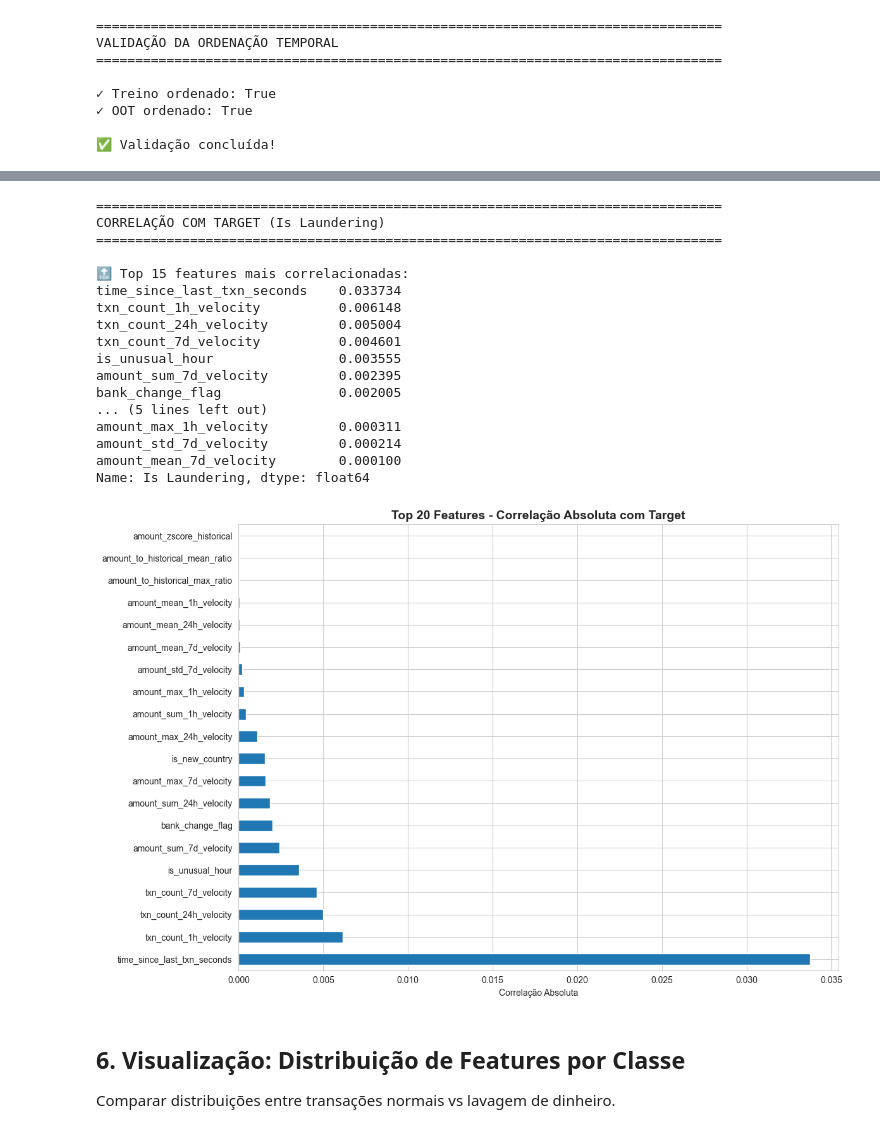
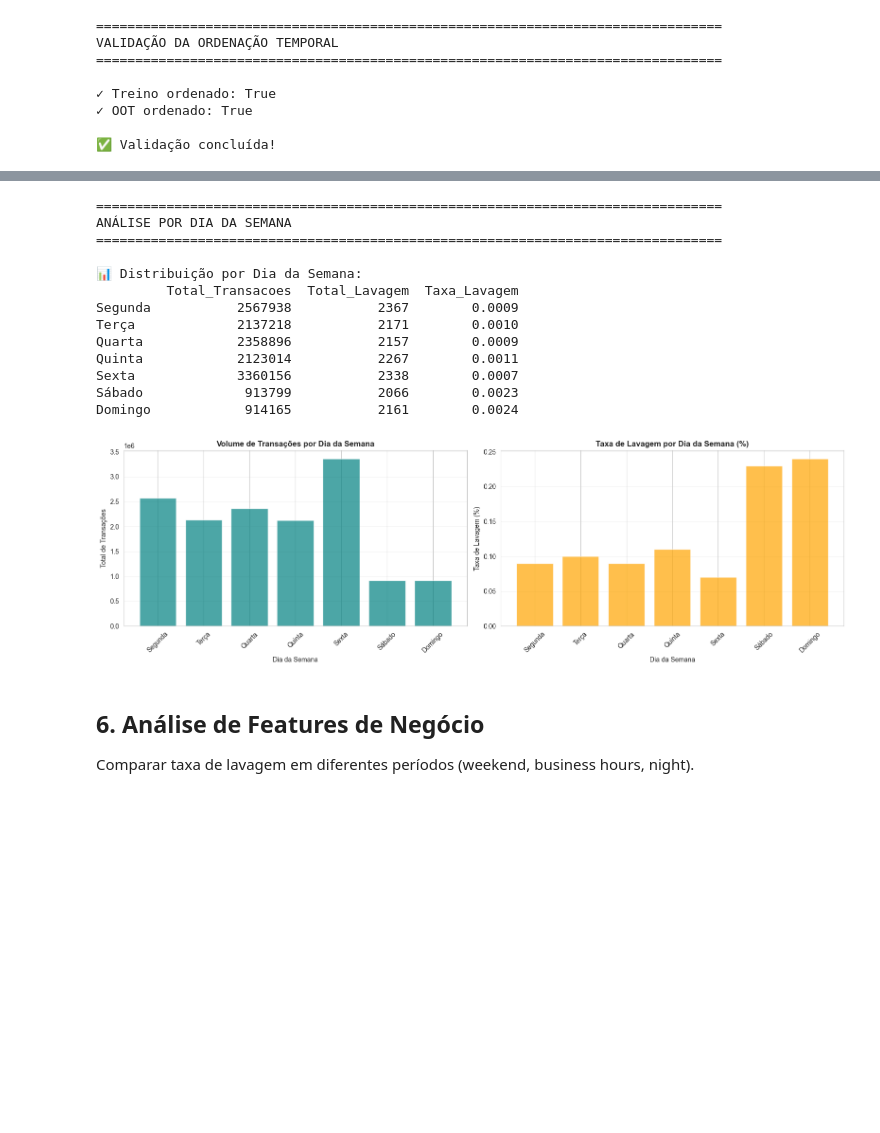
Before and after one commit to uniesecruz/anti_money_laundering, a Jupyter notebook: money_laundering/notebooks/05_feature_engineering.ipynb, the cells around one changed output, grey strips where cells are left out. Cells and saved outputs as stored; diff of their text form; code cells hidden in the pictures; blank space fills up the shorter version.

```diff
--- a/money_laundering/notebooks/05_feature_engineering.ipynb
+++ b/money_laundering/notebooks/05_feature_engineering.ipynb
@@ -308,46 +394,61 @@ amount_std_7d_velocity    1.166610e+12
 # %%
-# Correlação com target
+# Análise por dia da semana
 print("="*80)
-print("CORRELAÇÃO COM TARGET (Is Laundering)")
+print("ANÁLISE POR DIA DA SEMANA")
 print("="*80)
 
-all_new_features = velocity_features + ratio_features + behavioral_features
+day_names = ['Segunda', 'Terça', 'Quarta', 'Quinta', 'Sexta', 'Sábado', 'Domingo']
 
-if all_new_features:
-    correlations = df_treino_fe[all_new_features + ['Is Laundering']].corr()['Is Laundering'].drop('Is Laundering')
-    correlations_sorted = correlations.abs().sort_values(ascending=False)
+dayofweek_analysis = df_treino_fe.groupby('dayofweek').agg({
+    'Is Laundering': ['count', 'sum', 'mean']
+}).round(4)
 
-    print(f"\n🔝 Top 15 features mais correlacionadas:")
-    print(correlations_sorted.head(15))
+dayofweek_analysis.columns = ['Total_Transacoes', 'Total_Lavagem', 'Taxa_Lavagem']
+dayofweek_analysis.index = day_names
 
-    # Plot
-    plt.figure(figsize=(12, 8))
-    correlations_sorted.head(20).plot(kind='barh')
-    plt.title('Top 20 Features - Correlação Absoluta com Target', fontsize=14, fontweight='bold')
-    plt.xlabel('Correlação Absoluta')
-    plt.tight_layout()
-    plt.show()
+print(f"\n📊 Distribuição por Dia da Semana:")
+print(dayofweek_analysis)
+
+# Visualização
+fig, axes = plt.subplots(1, 2, figsize=(16, 5))
+
+# Volume por dia da semana
+axes[0].bar(dayofweek_analysis.index, dayofweek_analysis['Total_Transacoes'],
+            color='teal', alpha=0.7)
+axes[0].set_title('Volume de Transações por Dia da Semana', fontsize=12, fontweight='bold')
+axes[0].set_xlabel('Dia da Semana')
+axes[0].set_ylabel('Total de Transações')
+axes[0].tick_params(axis='x', rotation=45)
+axes[0].grid(True, alpha=0.3, axis='y')
+
+# Taxa de lavagem por dia da semana
+axes[1].bar(dayofweek_analysis.index, dayofweek_analysis['Taxa_Lavagem'] * 100,
+            color='orange', alpha=0.7)
+axes[1].set_title('Taxa de Lavagem por Dia da Semana (%)', fontsize=12, fontweight='bold')
+axes[1].set_xlabel('Dia da Semana')
+axes[1].set_ylabel('Taxa de Lavagem (%)')
+axes[1].tick_params(axis='x', rotation=45)
+axes[1].grid(True, alpha=0.3, axis='y')
+
+plt.tight_layout()
+plt.show()
 # %% [output]
 ================================================================================
-CORRELAÇÃO COM TARGET (Is Laundering)
+ANÁLISE POR DIA DA SEMANA
 ================================================================================
 
-🔝 Top 15 features mais correlacionadas:
-time_since_last_txn_seconds    0.033734
-txn_count_1h_velocity          0.006148
-txn_count_24h_velocity         0.005004
-txn_count_7d_velocity          0.004601
-is_unusual_hour                0.003555
-amount_sum_7d_velocity         0.002395
-bank_change_flag               0.002005
-... (5 lines left out)
-amount_max_1h_velocity         0.000311
-amount_std_7d_velocity         0.000214
-amount_mean_7d_velocity        0.000100
-Name: Is Laundering, dtype: float64
+📊 Distribuição por Dia da Semana:
+         Total_Transacoes  Total_Lavagem  Taxa_Lavagem
+Segunda           2567938           2367        0.0009
+Terça             2137218           2171        0.0010
+Quarta            2358896           2157        0.0009
+Quinta            2123014           2267        0.0011
+Sexta             3360156           2338        0.0007
+Sábado             913799           2066        0.0023
+Domingo            914165           2161        0.0024
-[figure, old version]
+[figure, new version]
 # %% [markdown]
-## 6. Visualização: Distribuição de Features por Classe
+## 6. Análise de Features de Negócio
 
-Comparar distribuições entre transações normais vs lavagem de dinheiro.
+Comparar taxa de lavagem em diferentes períodos (weekend, business hours, night).
 # %%
```
Also changed, not shown: parts of 15 cells of this notebook, 23 other files.
